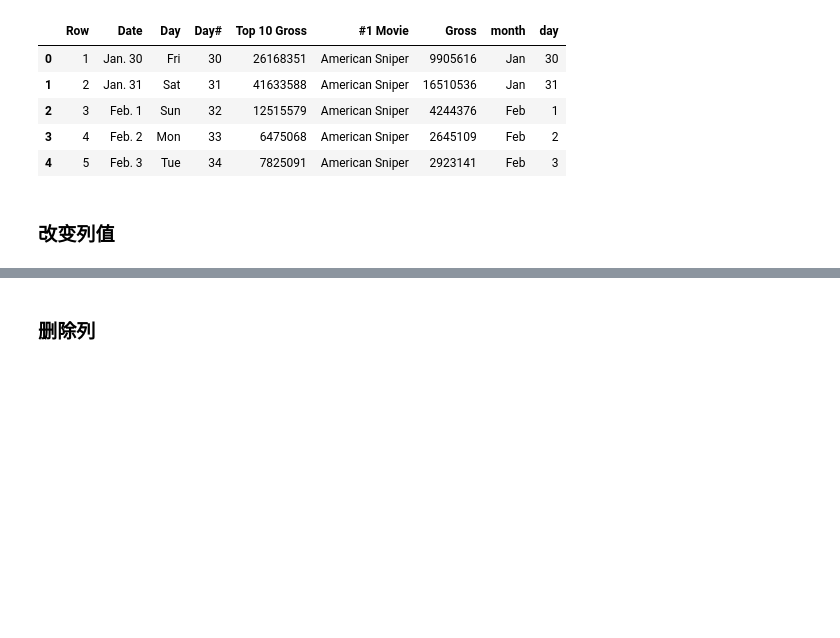
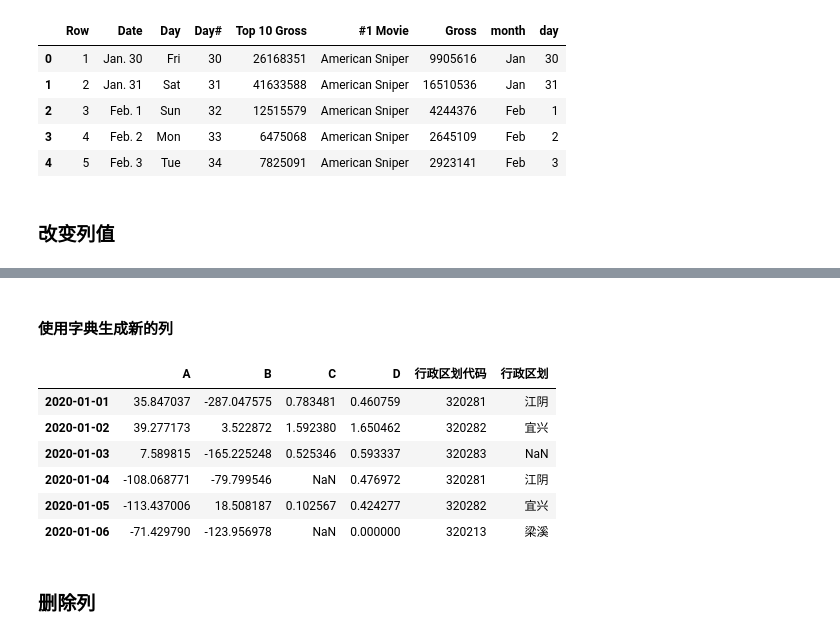
Before and after one commit to dormouse/notes, a Jupyter notebook: source/pandas/pandas_note.ipynb, the cells around one changed output, grey strips where cells are left out. Saved outputs shown, nothing was run; the diff lists cells and outputs as text; code cells hidden in the pictures; blank space fills up the shorter version.

```diff
--- a/source/pandas/pandas_note.ipynb
+++ b/source/pandas/pandas_note.ipynb
@@ -1006,0 +1030,5 @@ df
+# %%
+# A、B 列均小于零的，C 列改为空值
+mask = (df['A'] < 0) & (df['B'] < 0)
+df.loc[mask, 'C'] = np.nan
+df
@@ -1007,3 +1043,26 @@ df
+# %% [markdown]
+#### 使用字典生成新的列
+# %%
+dict_str = """320281 江阴
+320282 宜兴
+320213 梁溪"""
+# 生成一个字典，key是行政区划代码，value是行政区划名称
+dict_rows = [row.split() for row in dict_str.split('\n')]
+xzqh_dm_mc = dict([(item[0], item[1]) for item in dict_rows])
+xzqh_dm_mc
+df['行政区划代码'] = ['320281', '320282', '320283',
+                '320281', '320282', '320213']
+
+df['行政区划'] = df['行政区划代码'].map(xzqh_dm_mc)
+df
+# %% [output]
+|  | A | B | C | D | 行政区划代码 | 行政区划 |
+| 2020-01-01 | 35.847037 | -287.047575 | 0.783481 | 0.460759 | 320281 | 江阴 |
+| 2020-01-02 | 39.277173 | 3.522872 | 1.592380 | 1.650462 | 320282 | 宜兴 |
+| 2020-01-03 | 7.589815 | -165.225248 | 0.525346 | 0.593337 | 320283 | NaN |
+| 2020-01-04 | -108.068771 | -79.799546 | NaN | 0.476972 | 320281 | 江阴 |
+| 2020-01-05 | -113.437006 | 18.508187 | 0.102567 | 0.424277 | 320282 | 宜兴 |
+| 2020-01-06 | -71.429790 | -123.956978 | NaN | 0.000000 | 320213 | 梁溪 |
 # %% [markdown]
 ### 删除列
 # %%
```
Also changed, not shown: parts of 89 cells of this notebook, 3 other files.
